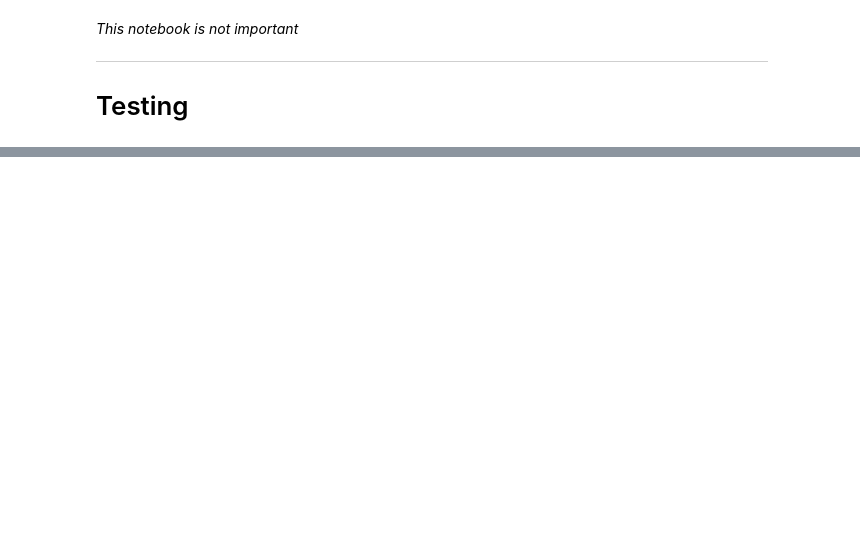
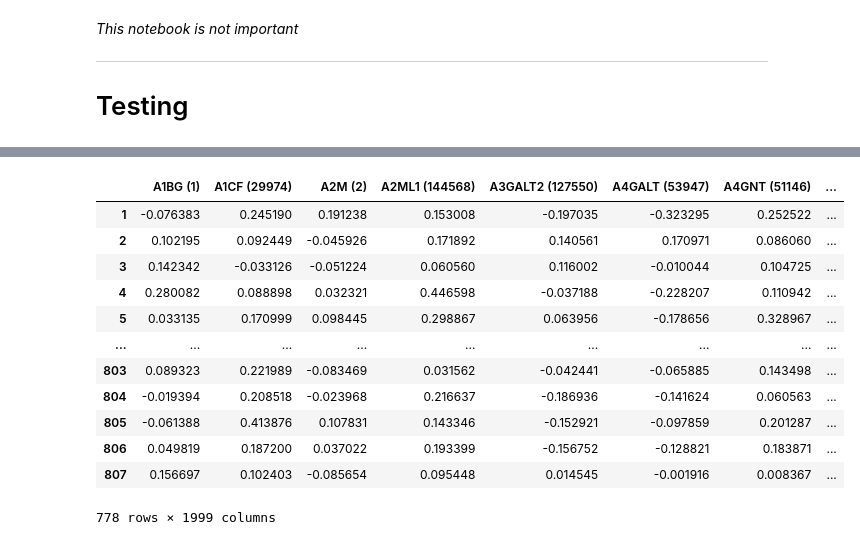
Before and after one commit to panther1427/Bachelorprojekt, a Jupyter notebook: test.ipynb, the cells around one changed output, grey strips where cells are left out. Cells and saved outputs as stored; diff of their text form; code cells hidden in the pictures; blank space fills up the shorter version.

```diff
--- a/test.ipynb
+++ b/test.ipynb
@@ -34,0 +23,16 @@ array([[-0.26358339, -1.12793777, -0.03237564],
+# %%
+df_gene_effect.iloc[:, 1:2000].dropna()
+# %% [output]
+|  | A1BG (1) | A1CF (29974) | A2M (2) | A2ML1 (144568) | A3GALT2 (127550) | A4GALT (53947) | A4GNT (51146) | ... |
+| 1 | -0.076383 | 0.245190 | 0.191238 | 0.153008 | -0.197035 | -0.323295 | 0.252522 | ... |
+| 2 | 0.102195 | 0.092449 | -0.045926 | 0.171892 | 0.140561 | 0.170971 | 0.086060 | ... |
+| 3 | 0.142342 | -0.033126 | -0.051224 | 0.060560 | 0.116002 | -0.010044 | 0.104725 | ... |
+| 4 | 0.280082 | 0.088898 | 0.032321 | 0.446598 | -0.037188 | -0.228207 | 0.110942 | ... |
+| 5 | 0.033135 | 0.170999 | 0.098445 | 0.298867 | 0.063956 | -0.178656 | 0.328967 | ... |
+| ... | ... | ... | ... | ... | ... | ... | ... | ... |
+| 803 | 0.089323 | 0.221989 | -0.083469 | 0.031562 | -0.042441 | -0.065885 | 0.143498 | ... |
+| 804 | -0.019394 | 0.208518 | -0.023968 | 0.216637 | -0.186936 | -0.141624 | 0.060563 | ... |
+| 805 | -0.061388 | 0.413876 | 0.107831 | 0.143346 | -0.152921 | -0.097859 | 0.201287 | ... |
+| 806 | 0.049819 | 0.187200 | 0.037022 | 0.193399 | -0.156752 | -0.128821 | 0.183871 | ... |
+| 807 | 0.156697 | 0.102403 | -0.085654 | 0.095448 | 0.014545 | -0.001916 | 0.008367 | ... |
+778 rows × 1999 columns
```
Also changed, not shown: parts of 6 cells of this notebook, 6 other files.
